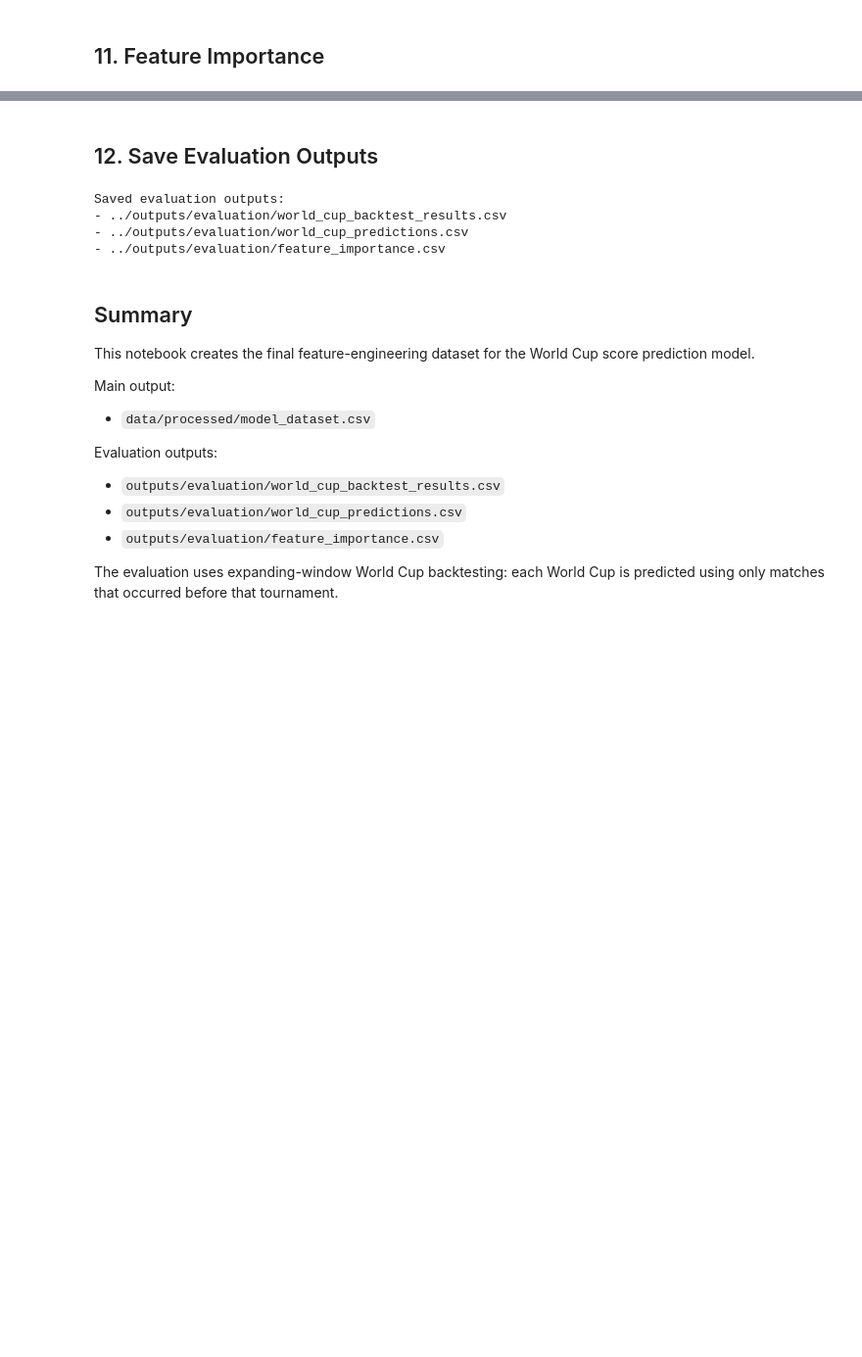
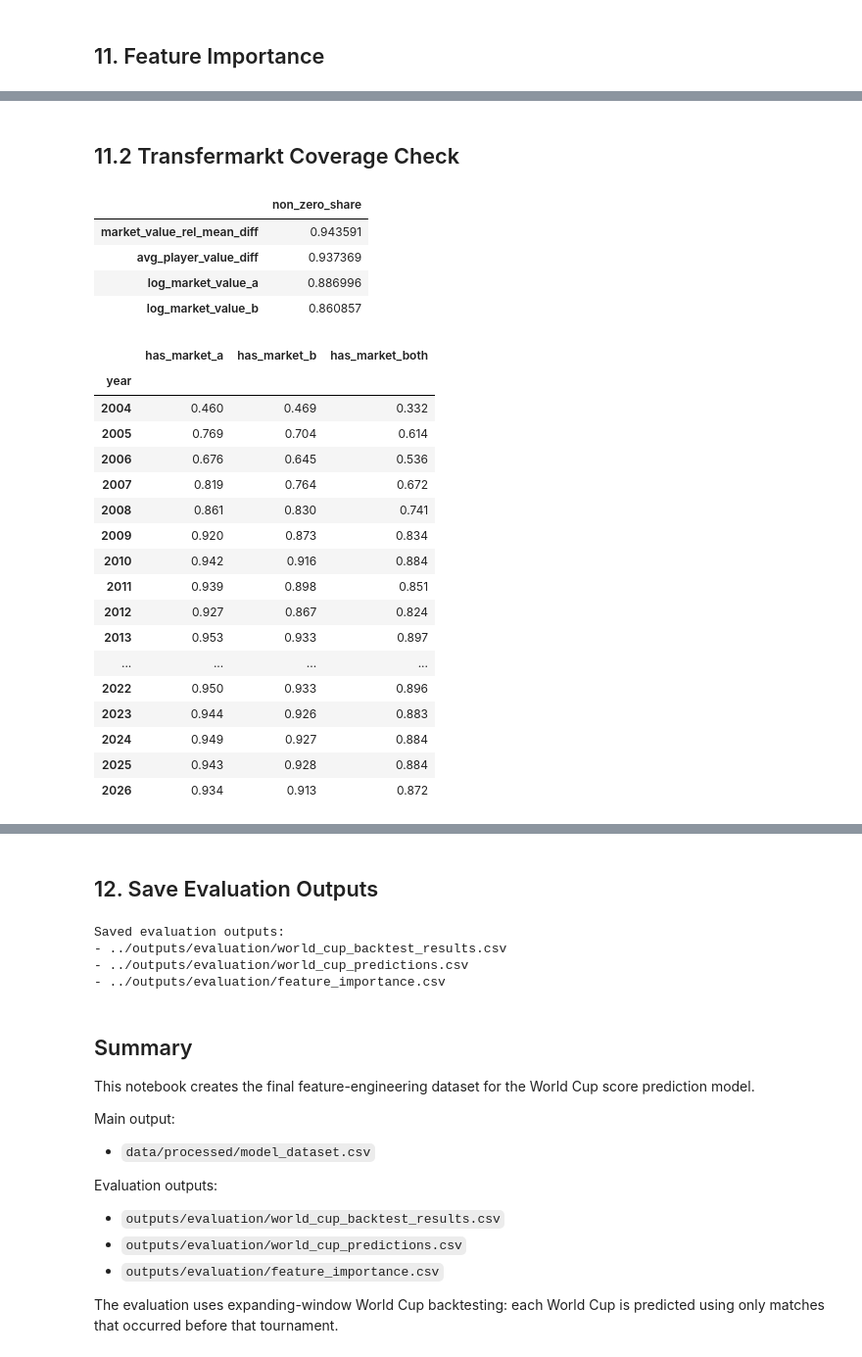
Before and after one commit to roeeseri/World_cup_predictor, a Jupyter notebook: notebooks/05_build_model_dataset.ipynb, the cells around one changed output, grey strips where cells are left out. Shown at 98% size. Cells and saved outputs as stored; diff of their text form; code cells hidden in the pictures; blank space fills up the shorter version.

```diff
--- a/notebooks/05_build_model_dataset.ipynb
+++ b/notebooks/05_build_model_dataset.ipynb
@@ -904,0 +992,61 @@ display(importance_df)
+# %% [markdown]
+## 11.2 Transfermarkt Coverage Check
+# %%
+market_cols = [
+    "log_market_value_a",
+    "log_market_value_b",
+    "market_value_rel_mean_diff",
+    "avg_player_value_diff",
+]
+
+coverage = {}
+
+for col in market_cols:
+    coverage[col] = (model_df[col] != 0).mean()
+
+coverage_df = (
+    pd.DataFrame.from_dict(coverage, orient="index", columns=["non_zero_share"])
+    .sort_values("non_zero_share", ascending=False)
+)
+
+display(coverage_df)
+
+coverage_by_year = model_df.copy()
+coverage_by_year["year"] = pd.to_datetime(coverage_by_year["date"]).dt.year
+coverage_by_year["has_market_a"] = (coverage_by_year["log_market_value_a"] != 0).astype(int)
+coverage_by_year["has_market_b"] = (coverage_by_year["log_market_value_b"] != 0).astype(int)
+coverage_by_year["has_market_both"] = (
+    (coverage_by_year["has_market_a"] == 1) &
+    (coverage_by_year["has_market_b"] == 1)
+).astype(int)
+
+display(
+    coverage_by_year
+    .groupby("year")[["has_market_a", "has_market_b", "has_market_both"]]
+    .mean()
+    .round(3)
+)
+# %% [output]
+|  | non_zero_share |
+| market_value_rel_mean_diff | 0.943591 |
+| avg_player_value_diff | 0.937369 |
+| log_market_value_a | 0.886996 |
+| log_market_value_b | 0.860857 |
+|  | has_market_a | has_market_b | has_market_both |
+| year |  |  |  |
+| 2004 | 0.460 | 0.469 | 0.332 |
+| 2005 | 0.769 | 0.704 | 0.614 |
+| 2006 | 0.676 | 0.645 | 0.536 |
+| 2007 | 0.819 | 0.764 | 0.672 |
+| 2008 | 0.861 | 0.830 | 0.741 |
+| 2009 | 0.920 | 0.873 | 0.834 |
+| 2010 | 0.942 | 0.916 | 0.884 |
+| 2011 | 0.939 | 0.898 | 0.851 |
+| 2012 | 0.927 | 0.867 | 0.824 |
+| 2013 | 0.953 | 0.933 | 0.897 |
+| ... | ... | ... | ... |
+| 2022 | 0.950 | 0.933 | 0.896 |
+| 2023 | 0.944 | 0.926 | 0.883 |
+| 2024 | 0.949 | 0.927 | 0.884 |
+| 2025 | 0.943 | 0.928 | 0.884 |
+| 2026 | 0.934 | 0.913 | 0.872 |
```
Also changed, not shown: parts of 9 cells of this notebook, 8 other files.
